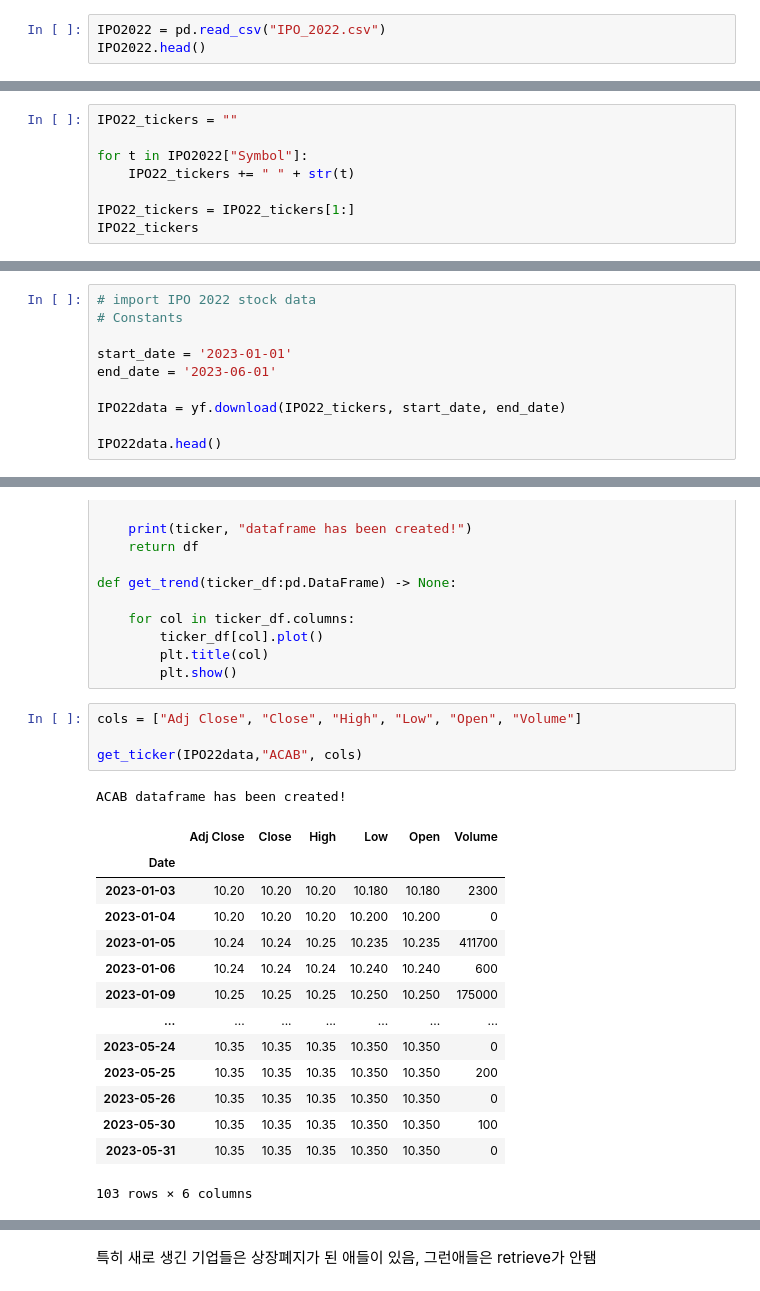
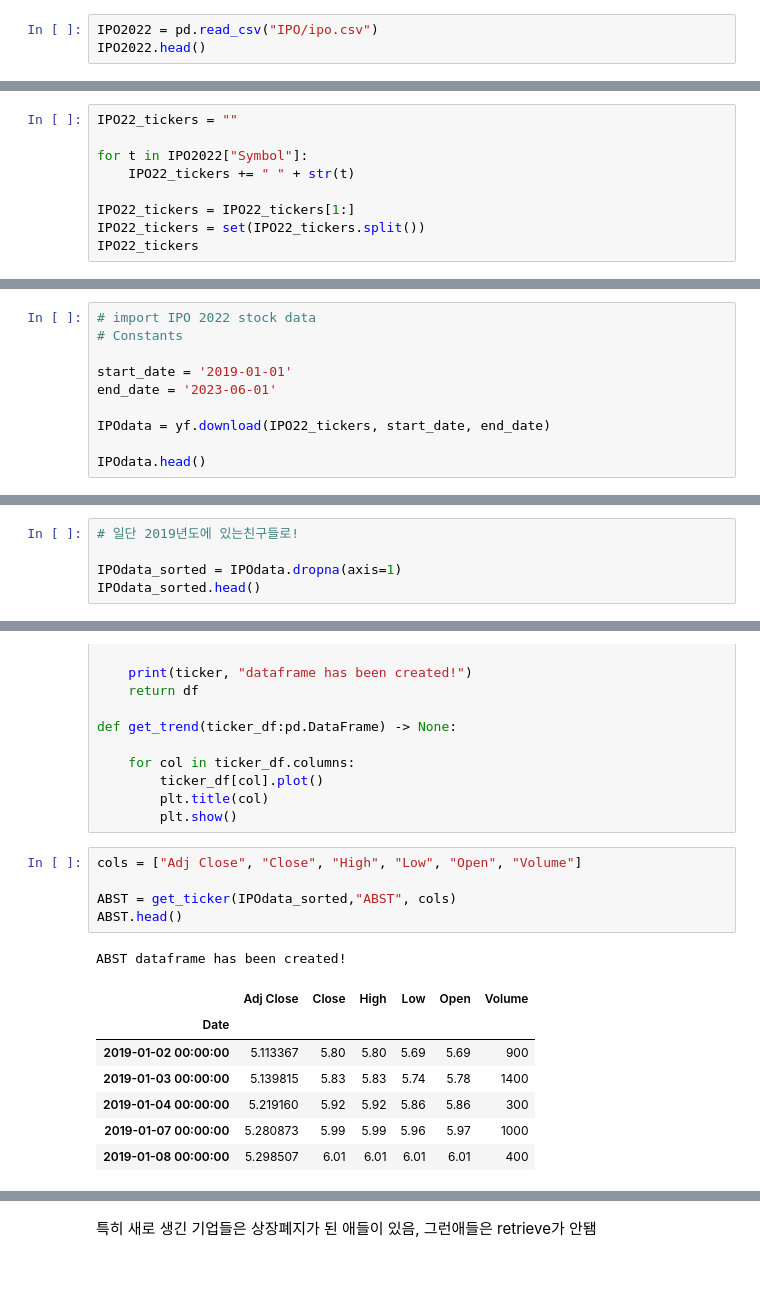
Before and after one commit to iampatricolee18/stock_er, a Jupyter notebook: Data Preparation.ipynb, the cells around one changed output, grey strips where cells are left out. Drawn from its saved outputs; the diff is of its cells as text.

```diff
--- a/Data Preparation.ipynb
+++ b/Data Preparation.ipynb
@@ -77,7 +77,7 @@ DESCRIPTION
 FILE
     d:\anaconda3\lib\site-packages\yfinance\__init__.py
 # %%
-IPO2022 = pd.read_csv("IPO_2022.csv")
+IPO2022 = pd.read_csv("IPO/ipo.csv")
 IPO2022.head()
 # %% [output]
 |  | IPO Date | Symbol | Company Name | IPO Price | Current | Return |
@@ -93,5 +93,6 @@ for t in IPO2022["Symbol"]:
     IPO22_tickers += " " + str(t)
 
 IPO22_tickers = IPO22_tickers[1:]
+IPO22_tickers = set(IPO22_tickers.split())
 IPO22_tickers
 # %% [output]
@@ -100,10 +117,10 @@ IPO22_tickers
 # import IPO 2022 stock data
 # Constants
 
-start_date = '2023-01-01'
+start_date = '2019-01-01'
 end_date = '2023-06-01'
 
-IPO22data = yf.download(IPO22_tickers, start_date, end_date)
+IPOdata = yf.download(IPO22_tickers, start_date, end_date)
 
-IPO22data.head()
+IPOdata.head()
 # %% [output]
@@ -121,0 +140,5 @@ IPO22data.head()
+# %%
+# 일단 2019년도에 있는친구들로!
+
+IPOdata_sorted = IPOdata.dropna(axis=1)
+IPOdata_sorted.head()
@@ -143,21 +176,15 @@ def get_trend(ticker_df:pd.DataFrame) -> None:
 # %%
 cols = ["Adj Close", "Close", "High", "Low", "Open", "Volume"]
 
-get_ticker(IPO22data,"ACAB", cols)
+ABST = get_ticker(IPOdata_sorted,"ABST", cols)
+ABST.head()
 # %% [output]
-ACAB dataframe has been created!
+ABST dataframe has been created!
 |  | Adj Close | Close | High | Low | Open | Volume |
 | Date |  |  |  |  |  |  |
-| 2023-01-03 | 10.20 | 10.20 | 10.20 | 10.180 | 10.180 | 2300 |
-| 2023-01-04 | 10.20 | 10.20 | 10.20 | 10.200 | 10.200 | 0 |
-| 2023-01-05 | 10.24 | 10.24 | 10.25 | 10.235 | 10.235 | 411700 |
-| 2023-01-06 | 10.24 | 10.24 | 10.24 | 10.240 | 10.240 | 600 |
-| 2023-01-09 | 10.25 | 10.25 | 10.25 | 10.250 | 10.250 | 175000 |
-| ... | ... | ... | ... | ... | ... | ... |
-| 2023-05-24 | 10.35 | 10.35 | 10.35 | 10.350 | 10.350 | 0 |
-| 2023-05-25 | 10.35 | 10.35 | 10.35 | 10.350 | 10.350 | 200 |
-| 2023-05-26 | 10.35 | 10.35 | 10.35 | 10.350 | 10.350 | 0 |
-| 2023-05-30 | 10.35 | 10.35 | 10.35 | 10.350 | 10.350 | 100 |
-| 2023-05-31 | 10.35 | 10.35 | 10.35 | 10.350 | 10.350 | 0 |
+| 2019-01-02 00:00:00 | 5.113367 | 5.80 | 5.80 | 5.69 | 5.69 | 900 |
+| 2019-01-03 00:00:00 | 5.139815 | 5.83 | 5.83 | 5.74 | 5.78 | 1400 |
+| 2019-01-04 00:00:00 | 5.219160 | 5.92 | 5.92 | 5.86 | 5.86 | 300 |
+| 2019-01-07 00:00:00 | 5.280873 | 5.99 | 5.99 | 5.96 | 5.97 | 1000 |
+| 2019-01-08 00:00:00 | 5.298507 | 6.01 | 6.01 | 6.01 | 6.01 | 400 |
-103 rows × 6 columns
 # %%
```
Also changed, not shown: parts of 15 cells of this notebook.
